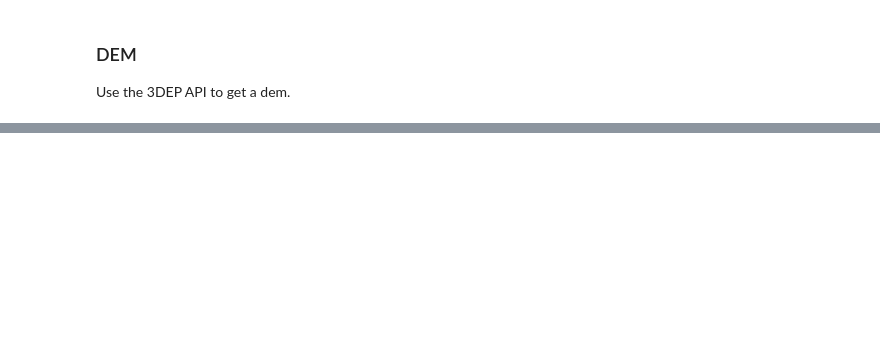
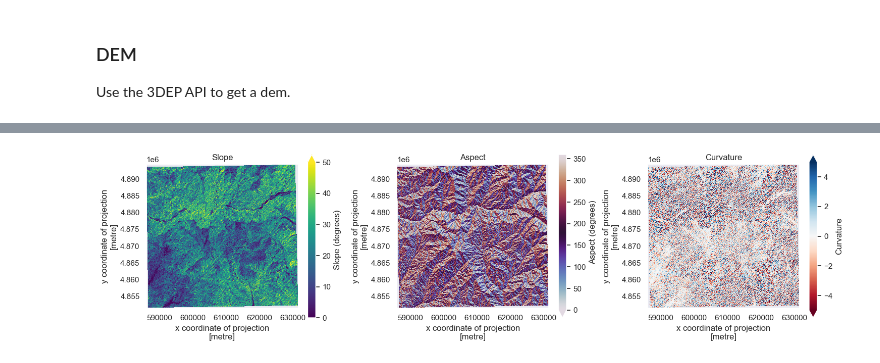
Before and after one commit to julober/snowex_uavsar_coherence, a Jupyter notebook: notebooks/01_data_download_and_prep.ipynb, the cells around one changed output, grey strips where cells are left out. Saved outputs shown, nothing was run; the diff lists cells and outputs as text; code cells hidden in the pictures; blank space fills up the shorter version.

```diff
--- a/notebooks/01_data_download_and_prep.ipynb
+++ b/notebooks/01_data_download_and_prep.ipynb
@@ -395,0 +448,34 @@ slc_bounds
+# %%
+import xrspatial as xrs
+import xarray as xr
+
+slope = xrs.slope(dem_reproj)
+aspect = xrs.aspect(dem_reproj)
+curvature = xrs.curvature(dem_reproj)
+
+fig, axes = plt.subplots(1, 3, figsize=(15, 5))
+slope.plot(ax=axes[0],
+           cmap='viridis',
+           vmin=0, vmax=50,
+           cbar_kwargs={'label': 'Slope (degrees)',
+                        'shrink':0.7})
+axes[0].set_title('Slope')
+axes[0].set_aspect('equal')
+aspect.plot(ax=axes[1],
+            cmap='twilight',
+            vmin=0, vmax=360,
+            cbar_kwargs={'label': 'Aspect (degrees)',
+                         'shrink':0.7})
+axes[1].set_title('Aspect')
+axes[1].set_aspect('equal')
+curvature.plot(ax=axes[2],
+               cmap='RdBu',
+               vmin=-5, vmax=5,
+               cbar_kwargs={'label': 'Curvature',
+                            'shrink':0.7})
+axes[2].set_title('Curvature')
+axes[2].set_aspect('equal')
+fig.tight_layout()
+plt.show()
+# %% [output]
+[figure, added]
```
Also changed, not shown: parts of 7 cells of this notebook.
